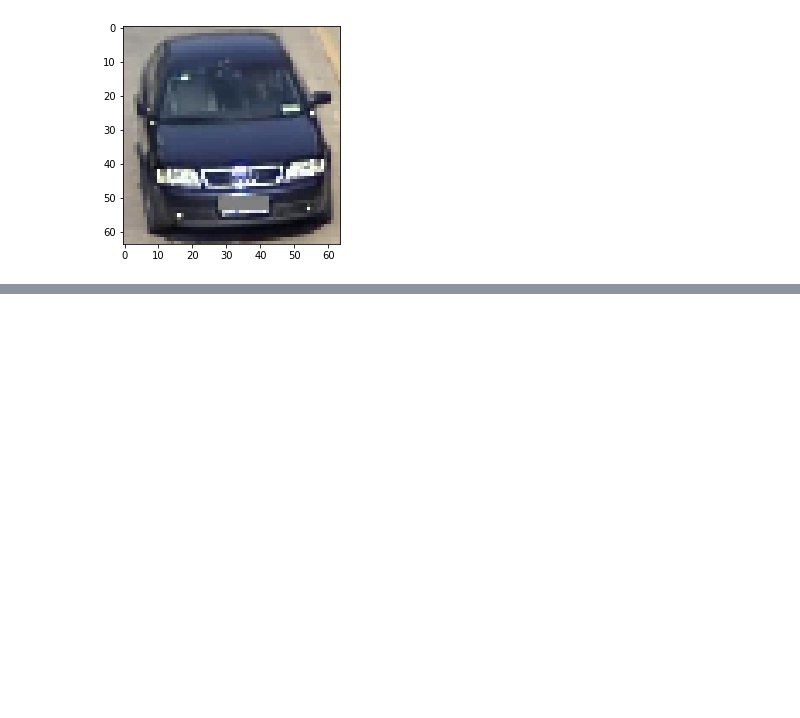
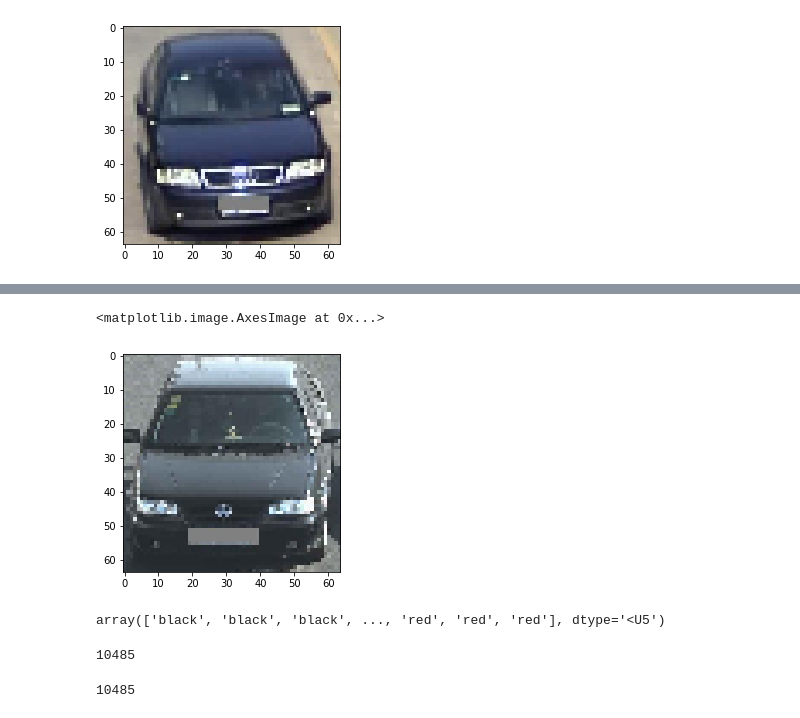
Before and after one commit to CarlosSanzDGP/finalproject, a Jupyter notebook: functionresize.ipynb, the cells around one changed output, grey strips where cells are left out. Cells and saved outputs as stored; diff of their text form; code cells hidden in the pictures; blank space fills up the shorter version.

```diff
--- a/functionresize.ipynb
+++ b/functionresize.ipynb
@@ -72,17 +72,17 @@ def image_to_array(image):
 ####
 
 
-paths={black:"INPUT/black/",
-      white:"INPUT/white/",
-      green:"INPUT/green/",
-      red:"INPUT/red/"}
+paths={"black":"INPUT/black/",
+      "white":"INPUT/white/",
+      "green":"INPUT/green/",
+      "red":"INPUT/red/"}
 images={}
 for color,path in paths.items():
     images[color]=[]
     for im in listdir(path):
-        if im.endswith("jpg") or im.endswith("png"):
+        if im.endswith("jpg"):
             a=resize_image(path+im,(64,64))
-            images[clas].append(np.asarray(a))
-    images[clas]=np.array(images[clas])
+            images[color].append(np.asarray(a))
+    images[color]=np.array(images[color])
 
 ####
@@ -90,0 +109,2 @@ NameError: name 'black' is not defined
+# %%
+X= np.concatenate(list(images.values()),axis=0)
@@ -90,0 +113,17 @@ NameError: name 'black' is not defined
+# %%
+plt.imshow(X[525])
+# %% [output]
+<matplotlib.image.AxesImage at 0x...>
+[figure, added]
+# %%
+y
+# %% [output]
+array(['black', 'black', 'black', ..., 'red', 'red', 'red'], dtype='<U5')
+# %%
+len(X)
+# %% [output]
+10485
+# %%
+len(y)
+# %% [output]
+10485
```
Also changed, not shown: parts of 3 cells of this notebook, 1 other file.
